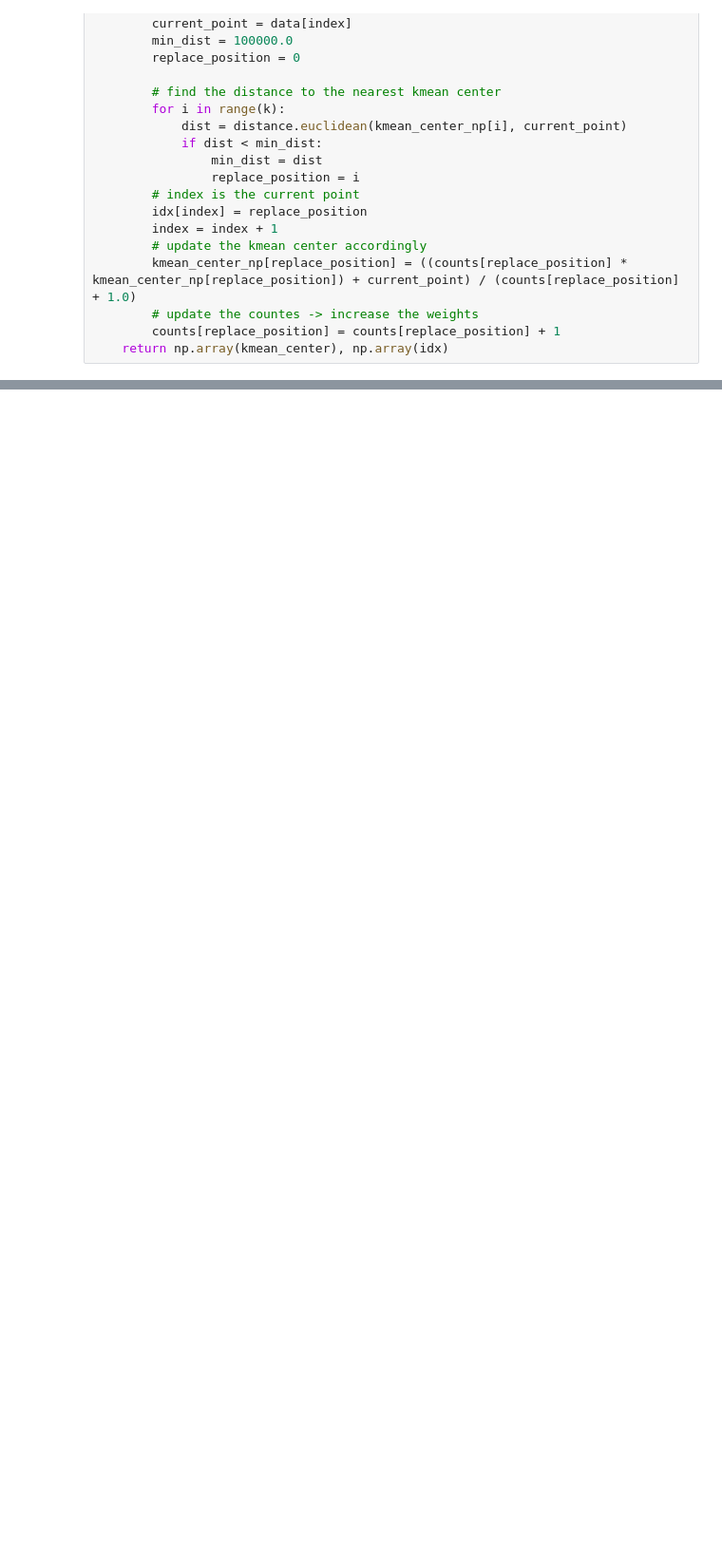
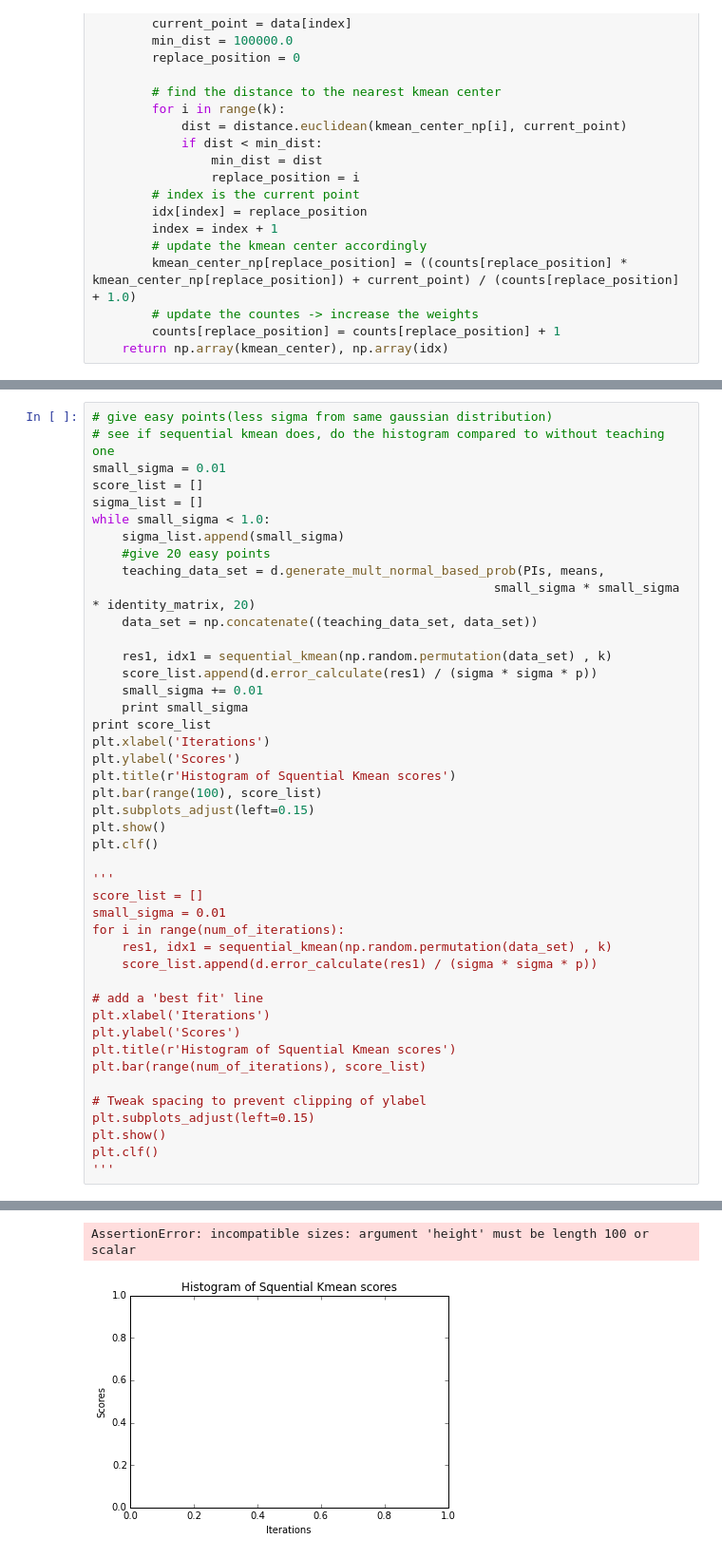
Before and after one commit to RuiqingQiu/K-Mean, a Jupyter notebook: kmeans.ipynb, the cells around one changed output, grey strips where cells are left out. Shown: that part at 95% size. Cells and saved outputs as stored; diff of their text form; blank space fills up the shorter version.

```diff
--- a/kmeans.ipynb
+++ b/kmeans.ipynb
@@ -254,0 +259,45 @@ pylab.clf()
+# %%
+# give easy points(less sigma from same gaussian distribution)
+# see if sequential kmean does, do the histogram compared to without teaching one
+small_sigma = 0.01
+score_list = []
+sigma_list = []
+while small_sigma < 1.0:
+    sigma_list.append(small_sigma)
+    #give 20 easy points
+    teaching_data_set = d.generate_mult_normal_based_prob(PIs, means,
+                                                      small_sigma * small_sigma * identity_matrix, 20)
+    data_set = np.concatenate((teaching_data_set, data_set))
+
+    res1, idx1 = sequential_kmean(np.random.permutation(data_set) , k)
+    score_list.append(d.error_calculate(res1) / (sigma * sigma * p))
+    small_sigma += 0.01
+    print small_sigma
+print score_list
+plt.xlabel('Iterations')
+plt.ylabel('Scores')
+plt.title(r'Histogram of Squential Kmean scores')
+plt.bar(range(100), score_list)
+plt.subplots_adjust(left=0.15)
+plt.show()
+plt.clf()
+
+'''
+score_list = []
+small_sigma = 0.01
+for i in range(num_of_iterations):
+    res1, idx1 = sequential_kmean(np.random.permutation(data_set) , k)
+    score_list.append(d.error_calculate(res1) / (sigma * sigma * p))
+
+# add a 'best fit' line
+plt.xlabel('Iterations')
+plt.ylabel('Scores')
+plt.title(r'Histogram of Squential Kmean scores')
+plt.bar(range(num_of_iterations), score_list)
+
+# Tweak spacing to prevent clipping of ylabel
+plt.subplots_adjust(left=0.15)
+plt.show()
+plt.clf()
+'''
+# %% [output]
@@ -254,0 +321,2 @@ pylab.clf()
+AssertionError: incompatible sizes: argument 'height' must be length 100 or scalar
+[figure, added]
```
Also changed, not shown: parts of 6 cells of this notebook, 12 other files.
